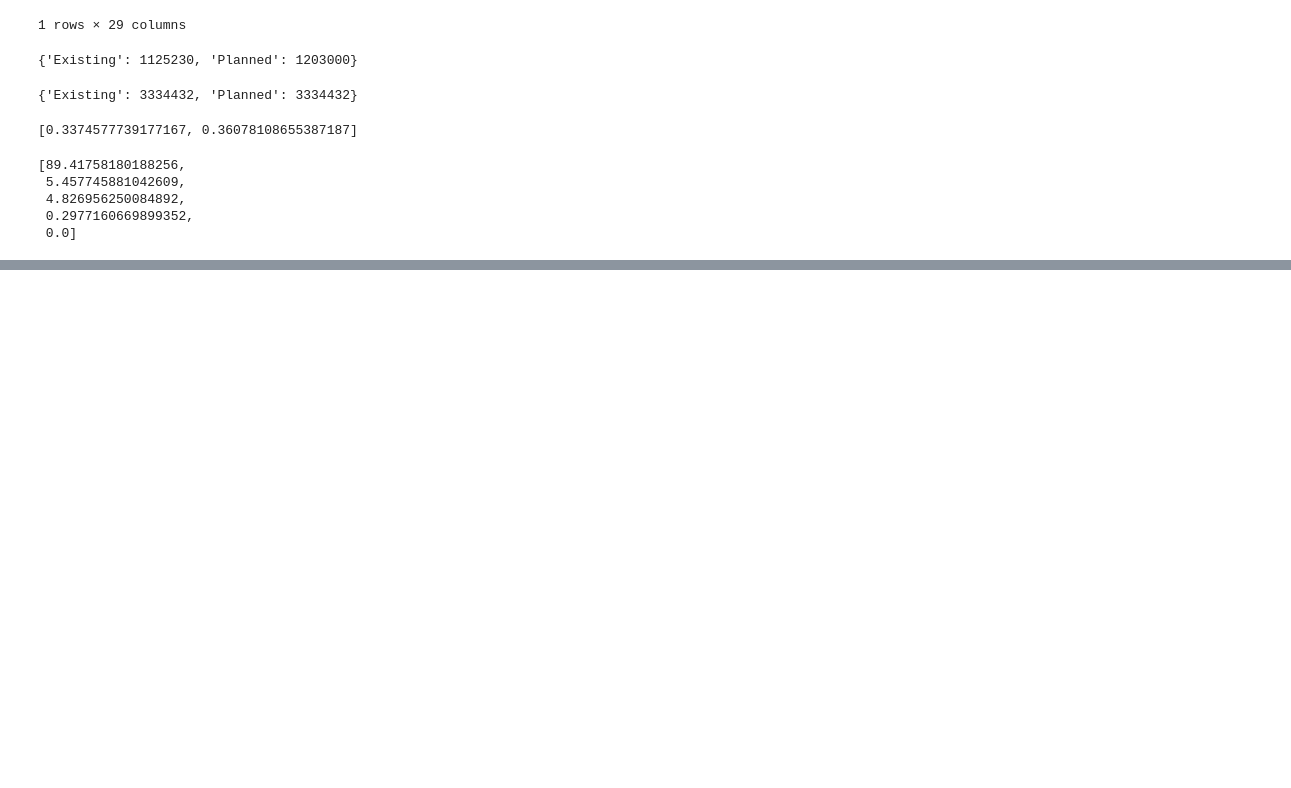
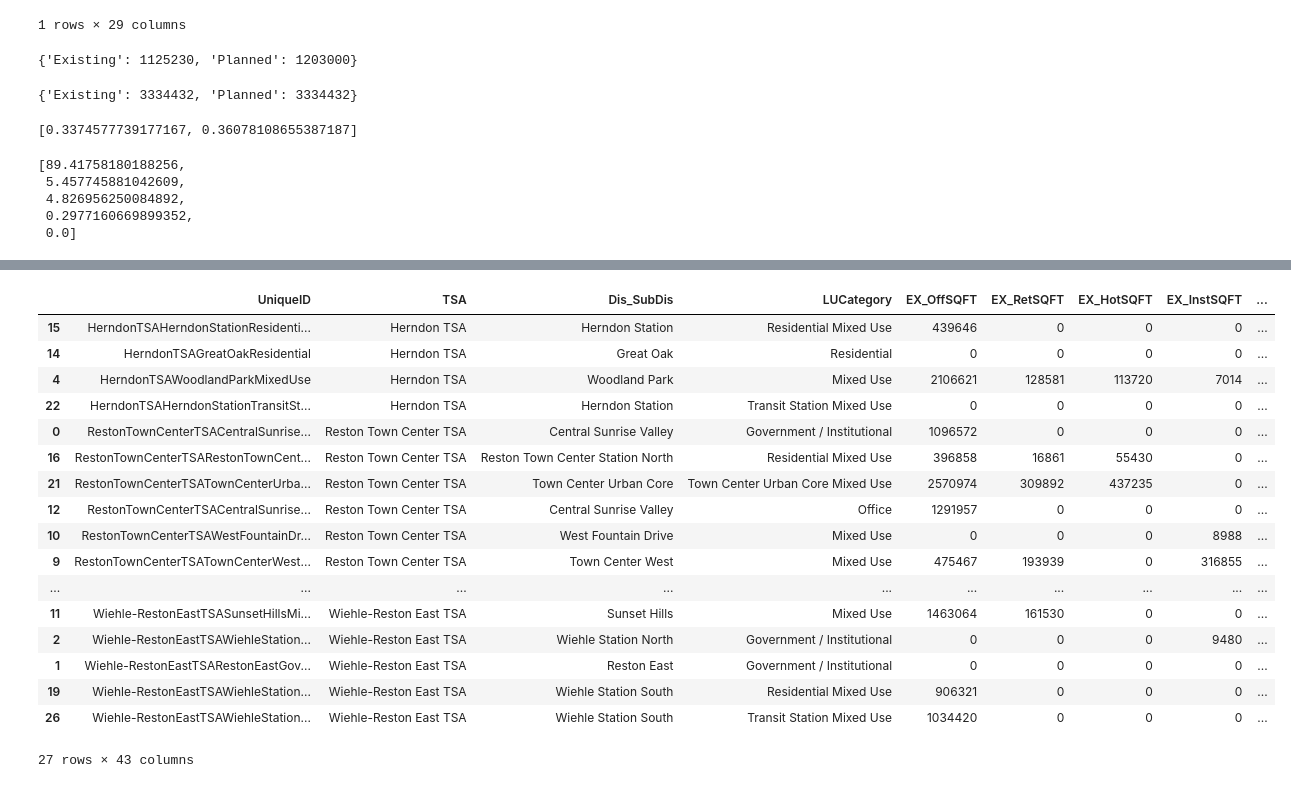
Before and after one commit to indranik/Project2, a Jupyter notebook: table.ipynb, the cells around one changed output, grey strips where cells are left out. Saved outputs shown, nothing was run; the diff lists cells and outputs as text; code cells hidden in the pictures; blank space fills up the shorter version.

```diff
--- a/table.ipynb
+++ b/table.ipynb
@@ -94,0 +212,24 @@ total =
+# %%
+data['id'] = data['UniqueID'].str.replace(" ","")
+data['UniqueID'] = data['id'].str.replace(":","")
+# %%
+data
+# %% [output]
+|  | UniqueID | TSA | Dis_SubDis | LUCategory | EX_OffSQFT | EX_RetSQFT | EX_HotSQFT | EX_InstSQFT | ... |
+| 15 | HerndonTSAHerndonStationResidenti... | Herndon TSA | Herndon Station | Residential Mixed Use | 439646 | 0 | 0 | 0 | ... |
+| 14 | HerndonTSAGreatOakResidential | Herndon TSA | Great Oak | Residential | 0 | 0 | 0 | 0 | ... |
+| 4 | HerndonTSAWoodlandParkMixedUse | Herndon TSA | Woodland Park | Mixed Use | 2106621 | 128581 | 113720 | 7014 | ... |
+| 22 | HerndonTSAHerndonStationTransitSt... | Herndon TSA | Herndon Station | Transit Station Mixed Use | 0 | 0 | 0 | 0 | ... |
+| 0 | RestonTownCenterTSACentralSunrise... | Reston Town Center TSA | Central Sunrise Valley | Government / Institutional | 1096572 | 0 | 0 | 0 | ... |
+| 16 | RestonTownCenterTSARestonTownCent... | Reston Town Center TSA | Reston Town Center Station North | Residential Mixed Use | 396858 | 16861 | 55430 | 0 | ... |
+| 21 | RestonTownCenterTSATownCenterUrba... | Reston Town Center TSA | Town Center Urban Core | Town Center Urban Core Mixed Use | 2570974 | 309892 | 437235 | 0 | ... |
+| 12 | RestonTownCenterTSACentralSunrise... | Reston Town Center TSA | Central Sunrise Valley | Office | 1291957 | 0 | 0 | 0 | ... |
+| 10 | RestonTownCenterTSAWestFountainDr... | Reston Town Center TSA | West Fountain Drive | Mixed Use | 0 | 0 | 0 | 8988 | ... |
+| 9 | RestonTownCenterTSATownCenterWest... | Reston Town Center TSA | Town Center West | Mixed Use | 475467 | 193939 | 0 | 316855 | ... |
+| ... | ... | ... | ... | ... | ... | ... | ... | ... | ... |
+| 11 | Wiehle-RestonEastTSASunsetHillsMi... | Wiehle-Reston East TSA | Sunset Hills | Mixed Use | 1463064 | 161530 | 0 | 0 | ... |
+| 2 | Wiehle-RestonEastTSAWiehleStation... | Wiehle-Reston East TSA | Wiehle Station North | Government / Institutional | 0 | 0 | 0 | 9480 | ... |
+| 1 | Wiehle-RestonEastTSARestonEastGov... | Wiehle-Reston East TSA | Reston East | Government / Institutional | 0 | 0 | 0 | 0 | ... |
+| 19 | Wiehle-RestonEastTSAWiehleStation... | Wiehle-Reston East TSA | Wiehle Station South | Residential Mixed Use | 906321 | 0 | 0 | 0 | ... |
+| 26 | Wiehle-RestonEastTSAWiehleStation... | Wiehle-Reston East TSA | Wiehle Station South | Transit Station Mixed Use | 1034420 | 0 | 0 | 0 | ... |
+27 rows × 43 columns
```
Also changed, not shown: parts of 18 cells of this notebook, 4 other files.
